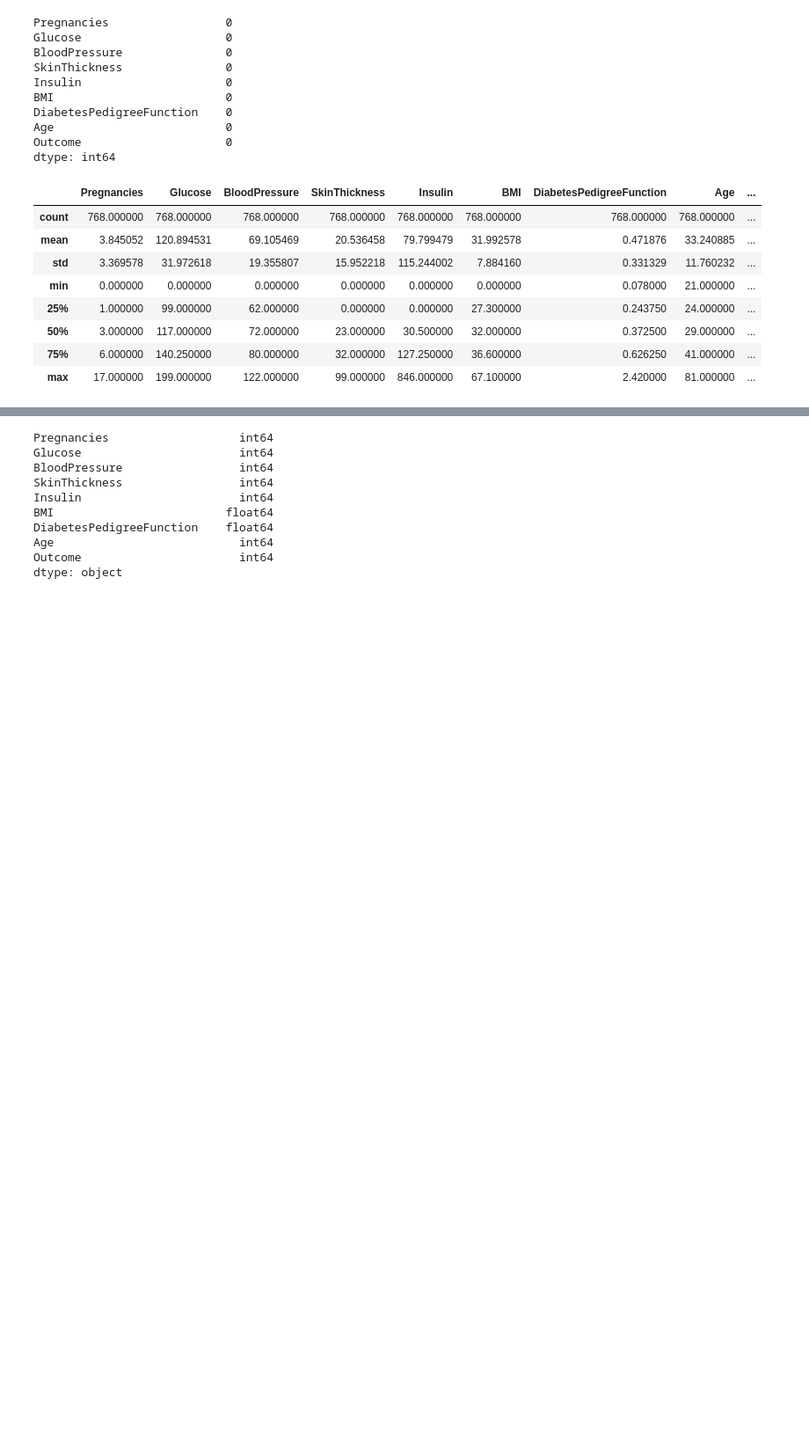
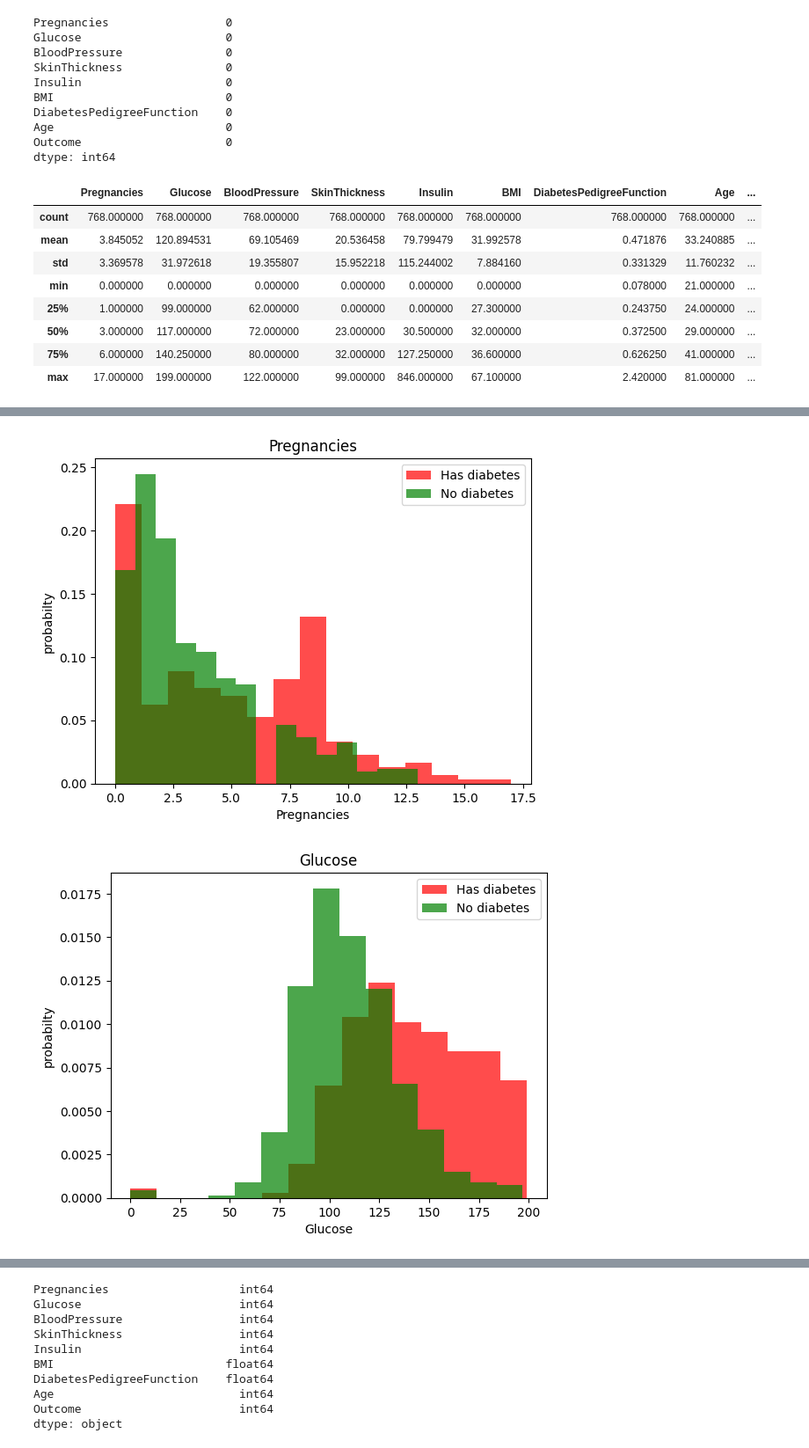
Before and after one commit to rokzeezee/Machine-Learning-, a Jupyter notebook: KNN.ipynb, the cells around one changed output, grey strips where cells are left out. Shown: that part at 88% size. Drawn from its saved outputs; the diff is of its cells as text; code cells hidden in the pictures; blank space fills up the shorter version.

```diff
--- a/KNN.ipynb
+++ b/KNN.ipynb
@@ -48,0 +62,14 @@ diabetes_df.describe()
+# %%
+
+for i in range(len(diabetes_df.columns[:-1])):
+  label = diabetes_df.columns[i]
+  plt.hist(diabetes_df[diabetes_df["Outcome"]==1] [label] ,color ="RED" ,label = "Has diabetes", alpha = 0.7 ,density = True , bins = 15 )
+  plt.hist(diabetes_df[diabetes_df["Outcome"]==0] [label] ,color ="GREEN" , label = "No diabetes" ,alpha = 0.7 ,density = True , bins = 15 )
+  plt.title(label)
+  plt.xlabel (label)
+  plt.ylabel("probabilty")
+  plt.legend()
+  plt.show()
+# %% [output]
+[figure, added]
+[figure, added]
```
Also changed, not shown: parts of 11 cells of this notebook.
